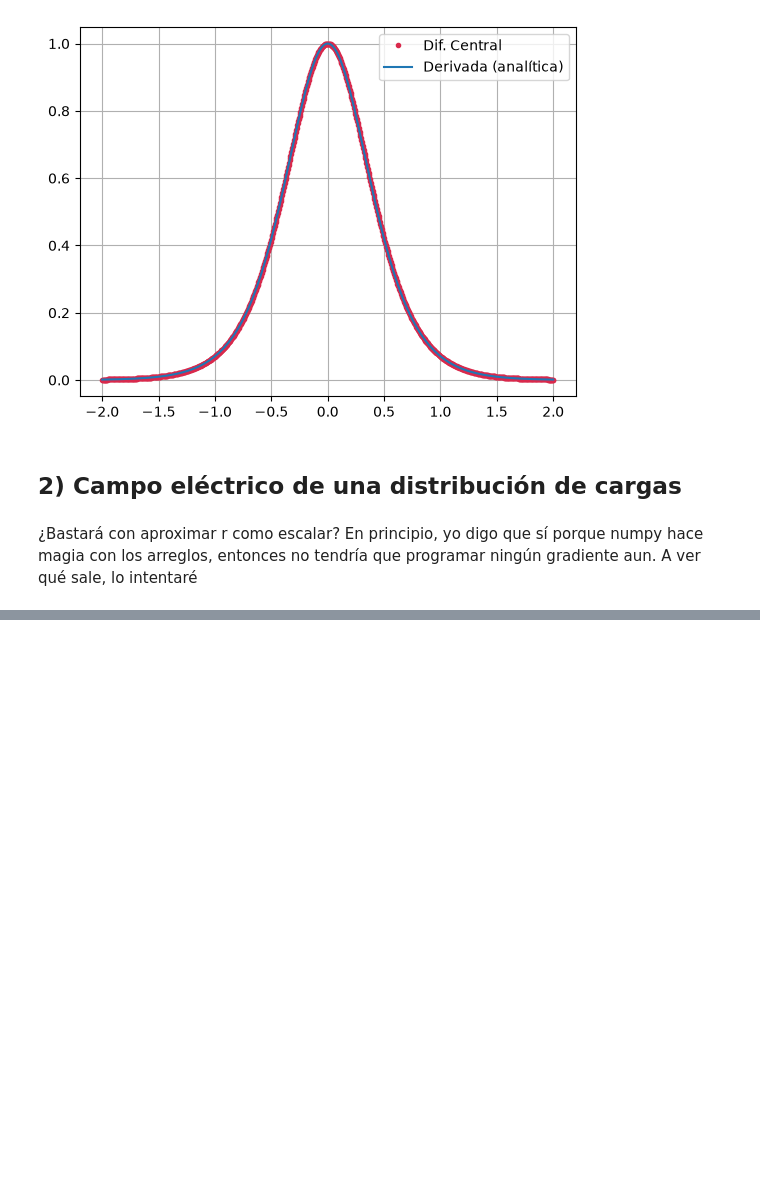
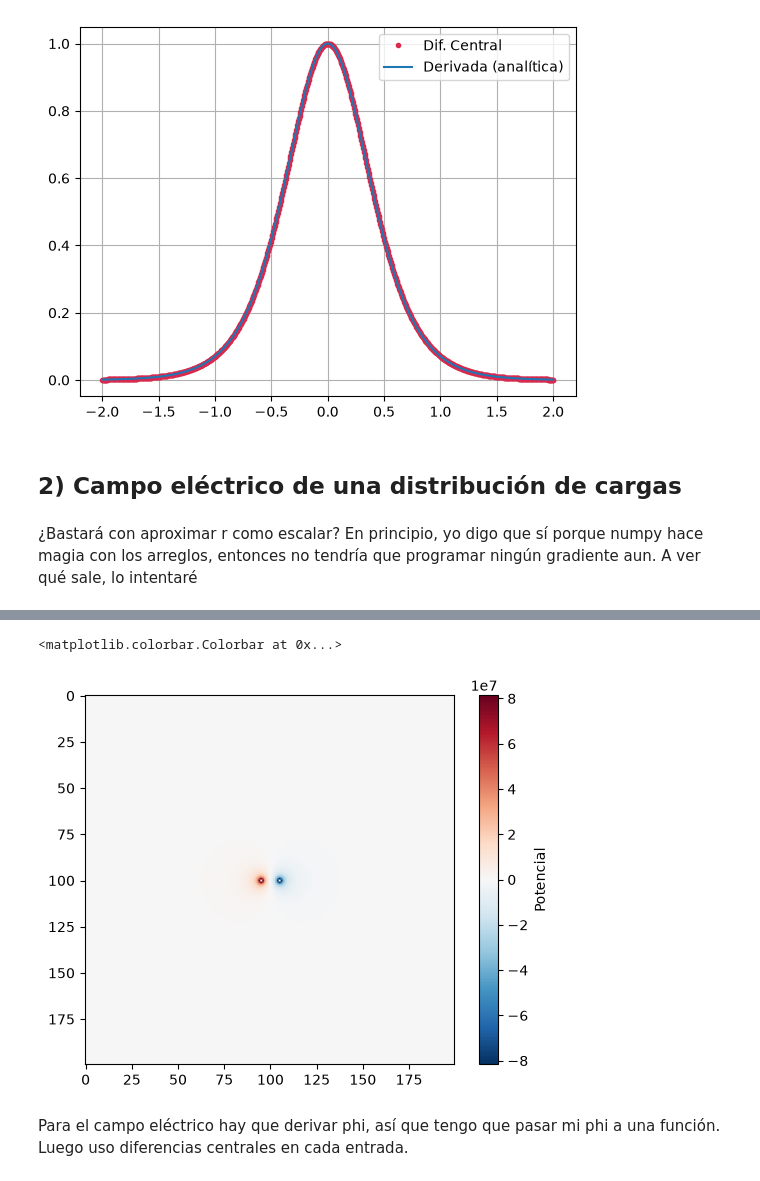
Before and after one commit to ds03wwwww/ayuda, a Jupyter notebook: Prácticas/TareaPráctica5.ipynb, the cells around one changed output, grey strips where cells are left out. Drawn from its saved outputs; the diff is of its cells as text; code cells hidden in the pictures; blank space fills up the shorter version.

```diff
--- a/Prácticas/TareaPráctica5.ipynb
+++ b/Prácticas/TareaPráctica5.ipynb
@@ -50,0 +95,19 @@ plt.imshow(E)
+# %%
+kE = 8.98*(10**7) #constante
+q = 1 #coulomb
+X = np.arange(-100,100,1)
+Y = np.arange(-100,100,1) #esta vez usé arange para hacer que la separación entre los puntos sea de un centímetro.
+x,y= np.meshgrid(X,Y) #plano
+
+r1 = np.sqrt((x+5)**2 + y**2) #las distancias a la carga 1
+r2 = np.sqrt((x-5)**2  + y**2) #las distancias a la carga 2
+
+p = kE*q*(1/r1 - 1/r2) #listo
+# %%
+plt.imshow(p, cmap='RdBu_r')
+plt.colorbar(label = 'Potencial')
+# %% [output]
+<matplotlib.colorbar.Colorbar at 0x...>
+[figure, added]
+# %% [markdown]
+Para el campo eléctrico hay que derivar phi, así que tengo que pasar mi phi a una función. Luego uso diferencias centrales en cada entrada.
```
Also changed, not shown: parts of 49 cells of this notebook, 5 other files.
